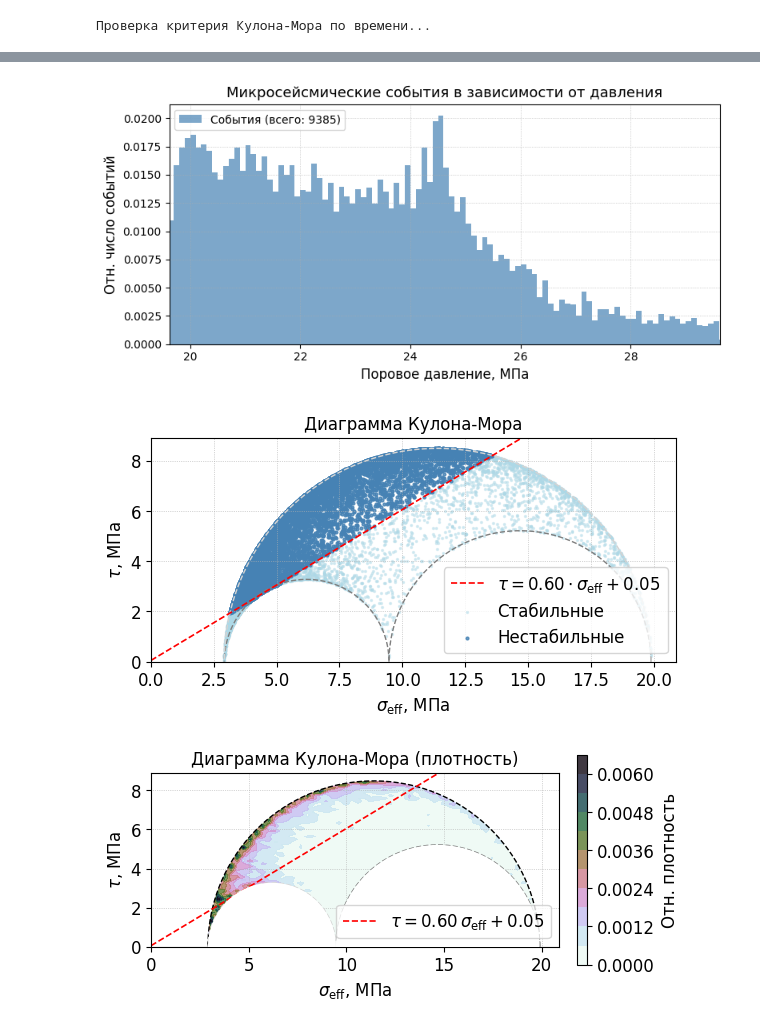
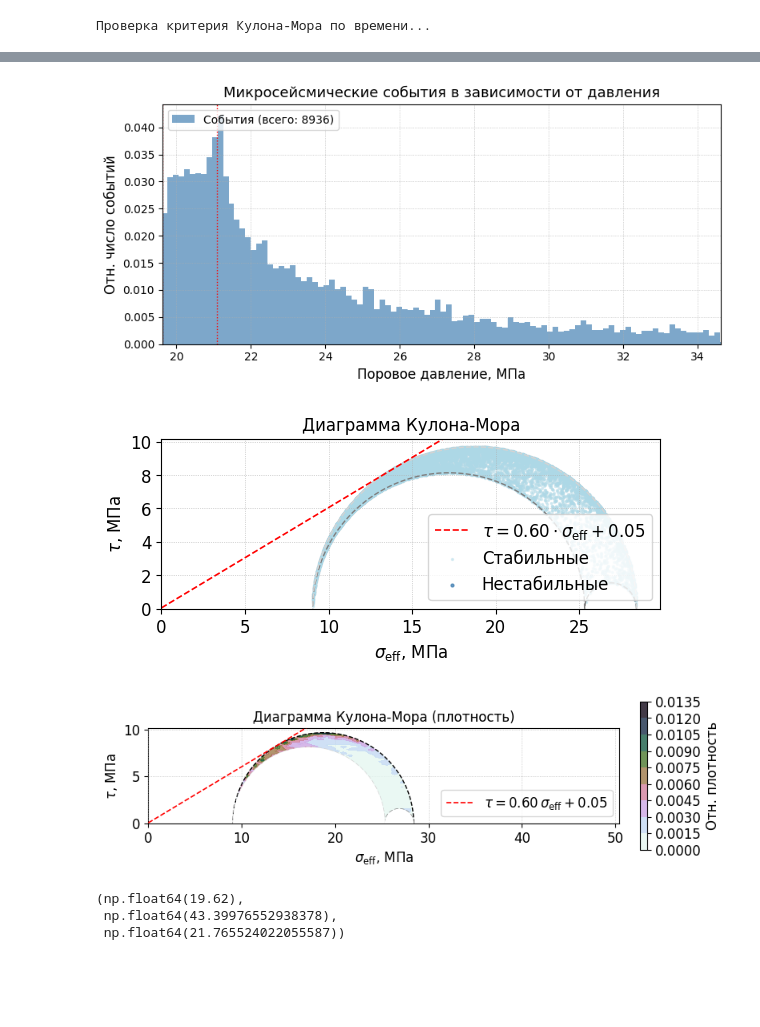
Before and after one commit to mexalon/mm2, a Jupyter notebook: pore_press_to_events.ipynb, the cells around one changed output, grey strips where cells are left out. Cells and saved outputs as stored; diff of their text form; code cells hidden in the pictures; blank space fills up the shorter version.

```diff
--- a/pore_press_to_events.ipynb
+++ b/pore_press_to_events.ipynb
@@ -211,7 +248,7 @@ pore_press = ro_f * 9.81 * depth * 1e-6  # поровое давление, MPa
 # Кривая изменения порового давления (линейная)
 # от начального давления до + 10 МПа
 steps = 1000
-delta_P = 10 # MPa
+delta_P = 15 # MPa
 pore_pressure_vs_time = np.linspace(pore_press, pore_press + delta_P, steps)
 time = np.linspace(0, steps*3600, steps) # время, steps часов
 
@@ -225,8 +262,8 @@ params = SimpleNamespace(
     # для трещин
     mu = 0.6,
     cohesion = 0.05,
-    frac_dip = 70,
     kappa = 5,
+    N = 10000
 )
 
 # Шаг 1: Создаём объект материнского тензора напряжений
@@ -244,11 +281,20 @@ tensors_batch, principal_stresses, _, _, _ = tensor.generate_ensemble(
 )
 
 # Шаг 3: Создаём объект материнской трещины и сэмплируем ансамбль терщин
-seed = FisherFractureSeed(strike=0, dip=params.frac_dip, mu=params.mu, cohesion=params.cohesion)
-normals, _, _, _, _ = seed.generate_ensemble(N=10000, kappa=params.kappa)
+# находим углы наибольшего сдвига (обычный и сопряженной)
+((strike, dip), (cstrike, cdip)) = get_critical_strike_dip(tensor, tensor.mu)
+
+# объектs материнской трещины (обычный и сопряженной)
+seed = FisherFractureSeed(strike, dip, mu=params.mu, cohesion=params.cohesion)
+cseed = FisherFractureSeed(cstrike, cdip, mu=params.mu, cohesion=params.cohesion)
+
+# ансамбли нормалей
+normals, _, _, _, _ = seed.generate_ensemble(N=params.N//2, kappa=params.kappa)
+cnormals, _, _, _, _ = cseed.generate_ensemble(N=params.N//2, kappa=params.kappa)
+normals_and_cnormals = np.vstack((normals, cnormals)) # стакаем вместе сопряженные наборы нормалей
 
 # Шаг 4: Расчёт нормальных и касательных напряжений
-sigma_n, tau = compute_normal_and_shear_ensemble(tensors_batch, normals) # (N, M)
+sigma_n, tau = compute_normal_and_shear_ensemble(tensors_batch, normals_and_cnormals) # (N, M)
 
 # Шаг 5: Расчёт событий. В качестве параметров mu и cohesion можно передать как единичные значения, так и вектора значений, если они разные для разных трещин
 events_vs_time = simulate_microseismicity_over_time(sigma_n, tau, params.mu, params.cohesion, pore_pressure_vs_time)
@@ -265,11 +311,16 @@ times, binned_events = compute_normalized_event_curve(time, events_vs_time, time
 # %%
 # Шаг 7: Рисуем графики, любуемся
 idx = 42 # какой то тензор
+
+# давления касания кругов, чирбы отложить их на графике
+cpp_31, cpp_21, cpp_32 = critical_pore_pressure(principal_stresses[idx], params.mu, params.cohesion)
+cpps = (cpp_31, cpp_21, cpp_32)
+
 plot_events_and_pressure_vs_time(time, events_vs_time[idx], pore_pressure_vs_time, time_unit='d')
-plot_events_vs_pressure(pore_pressure_vs_time, events_vs_time[idx])
+plot_events_vs_pressure(pore_pressure_vs_time, events_vs_time[idx], cpps=cpps)
 
 # Если что, пики на некоторых графиках соответствуют касанию нижнего круга, нужно как то это проинтерпретировать
-time_idx = 500
+time_idx = 00
 plot_coulomb_diagram(sigma_n[idx], tau[idx],
                      params.mu, params.cohesion,
                      pore_pressure=pore_pressure_vs_time[time_idx],
@@ -284,3 +335,9 @@ plot_coulomb_diagram_density(sigma_n[idx], tau[idx],
-[figure, old version]
+[figure, new version]
-[figure, old version]
+[figure, new version]
-[figure, old version]
+[figure, new version]
+# %%
+cpps
+# %% [output]
+(np.float64(19.62),
+ np.float64(43.39976552938378),
+ np.float64(21.765524022055587))
```
Also changed, not shown: parts of 8 cells of this notebook, 4 other files.
